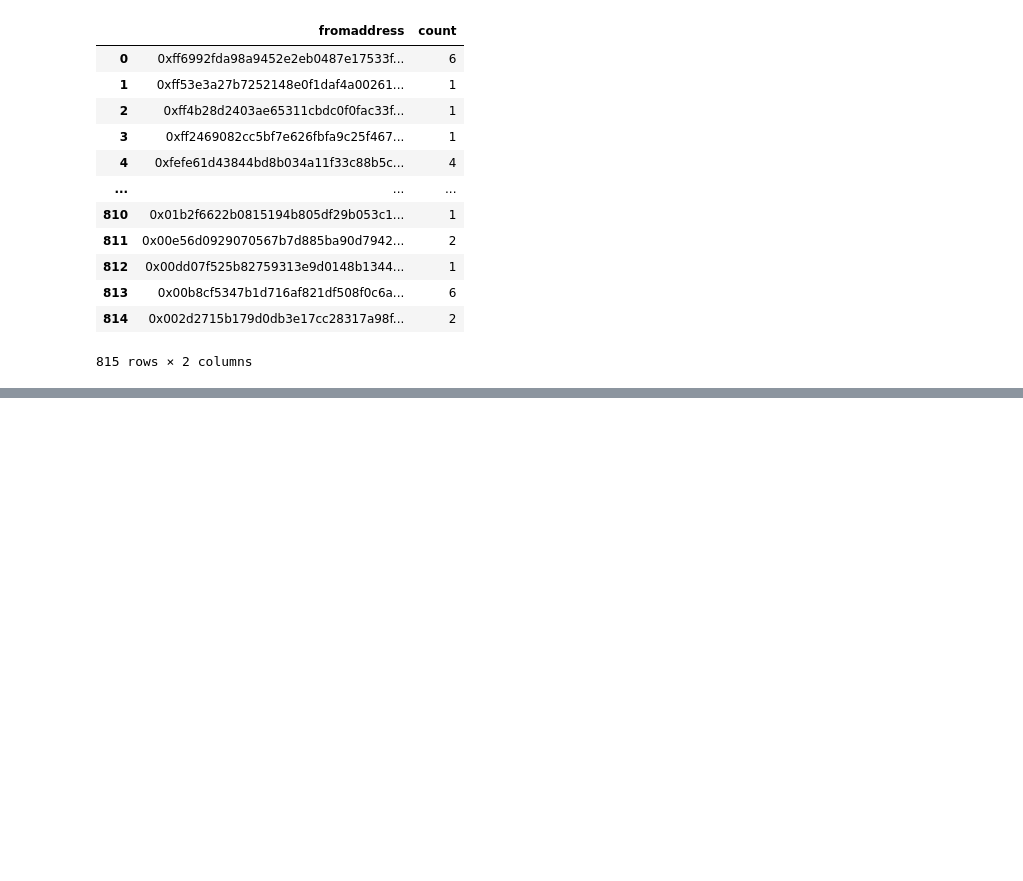
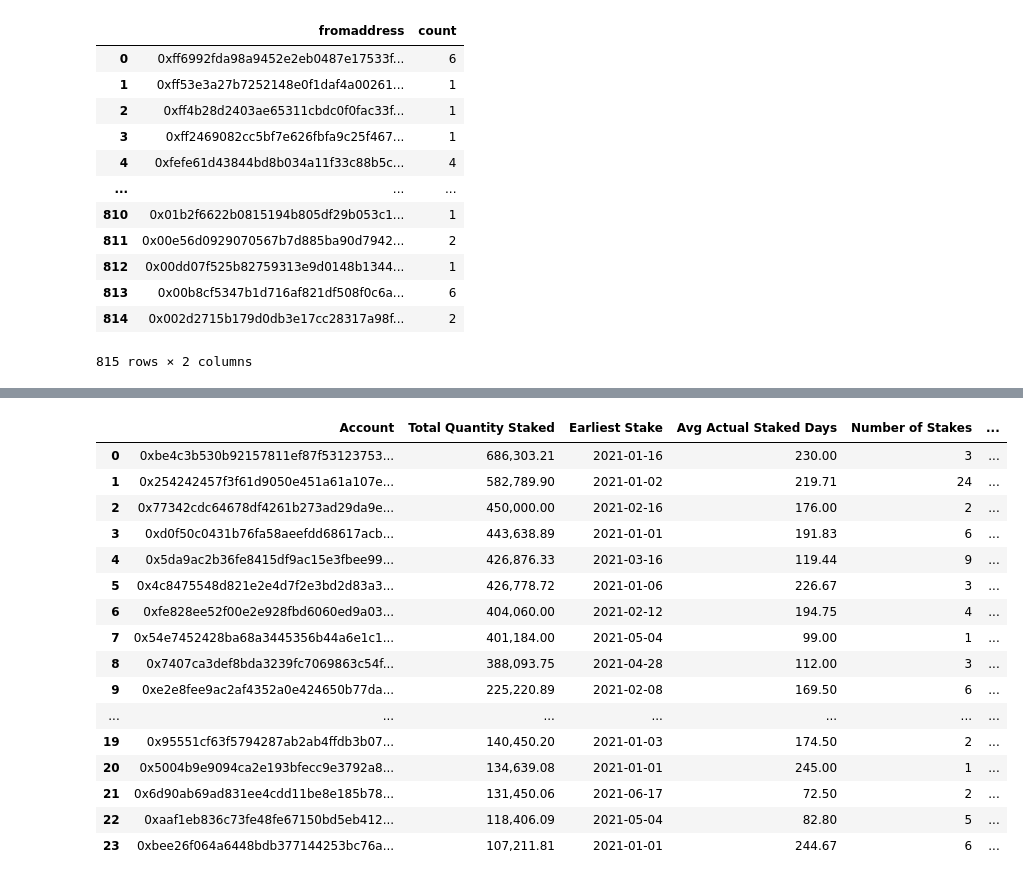
Before and after one commit to seanbhart/flashV2-analysis, a Jupyter notebook: FlashV2_AnalysisSQL.ipynb, the cells around one changed output, grey strips where cells are left out. Cells and saved outputs as stored; diff of their text form; code cells hidden in the pictures; blank space fills up the shorter version.

```diff
--- a/FlashV2_AnalysisSQL.ipynb
+++ b/FlashV2_AnalysisSQL.ipynb
@@ -35,3 +62,9 @@ ORDER BY fromaddress DESC;""",conn)
 | 813 | 0x00b8cf5347b1d716af821df508f0c6a... | 6 |
 | 814 | 0x002d2715b179d0db3e17cc28317a98f... | 2 |
 815 rows × 2 columns
+# %%
+pd.options.display.float_format = '{:,.2f}'.format
+pd.read_sql("""SELECT fromaddress, SUM(AmountIn) as TotalStaked
+FROM stakes
+GROUP BY fromaddress
+ORDER BY TotalStaked DESC;""",conn)
@@ -37,0 +145,50 @@ ORDER BY fromaddress DESC;""",conn)
+# %%
+pd.options.display.float_format = '{:,.2f}'.format
+# stakes.fromaddress AS "Account", SUM(stakes.amountin) as "Total Staked", MIN(stakes.stakedatetime) AS "Earliest Stake", AVG(coalesce(stakes.unstakedatetime, CURRENT_DATE) - stakes.stakedatetime) AS "Avg Actual Staked Days", COUNT(completed_stakes.completedcount) AS "Completed Stakes", COUNT(coalesce(open_stakes.opencount,0)) AS "Open Stakes", MAX(stakes.flashversion) AS "Latest Version"
+# WHERE stakedatetime < '2021-07-01'::date AND ((unstakedatetime - stakedatetime >= 90 OR unstakedatetime IS null) AND totalstakeddays >= 90)
+stks = pd.read_sql("""SELECT stakes.fromaddress AS "Account", stakes.totalstaked AS "Total Quantity Staked", stakes.earlieststake AS "Earliest Stake", stakes.avgactualstakeddays AS "Avg Actual Staked Days", stakes.numberofstakes AS "Number of Stakes", coalesce(completed_stakes.completedcount, 0) AS "Completed Stakes", coalesce(open_stakes.opencount, 0) AS "Open Stakes", stakes.latestversion AS "Latest Version"
+FROM
+(
+    SELECT fromaddress, SUM(amountin) AS totalstaked, MIN(stakedatetime) AS earlieststake, AVG(coalesce(unstakedatetime, CURRENT_DATE) - stakedatetime) AS avgactualstakeddays, COUNT(stakedatetime) AS numberofstakes, MAX(flashversion) AS latestversion
+    FROM stakes
+    WHERE stakedatetime < '2021-07-01'::date AND ((unstakedatetime - stakedatetime >= 90 OR unstakedatetime IS null) AND totalstakeddays >= 90)
+    GROUP BY fromaddress
+    HAVING SUM(stakes.amountin) > 100000
+) stakes
+LEFT JOIN
+(
+    SELECT fromaddress, COUNT(stakedatetime) AS completedcount
+    FROM stakes
+    WHERE stakedatetime < '2021-07-01'::date AND (totalstakeddays >= 90 AND (unstakedatetime IS NOT null AND unstakeearlyburnedamount IS null))
+    GROUP BY fromaddress
+) completed_stakes
+ON completed_stakes.fromaddress=stakes.fromaddress
+LEFT JOIN
+(
+    SELECT fromaddress, COUNT(stakedatetime) AS opencount
+    FROM stakes
+    WHERE stakedatetime < '2021-07-01'::date AND (unstakedatetime IS null AND totalstakeddays >= 90)
+    GROUP BY fromaddress
+) AS open_stakes
+ON open_stakes.fromaddress=stakes.fromaddress
+ORDER BY "Total Quantity Staked" DESC;""",conn)
+# stks.to_csv("top_stakes_summary.csv")
+display(stks)
+# %% [output]
+|  | Account | Total Quantity Staked | Earliest Stake | Avg Actual Staked Days | Number of Stakes | ... |
+| 0 | 0xbe4c3b530b92157811ef87f53123753... | 686,303.21 | 2021-01-16 | 230.00 | 3 | ... |
+| 1 | 0x254242457f3f61d9050e451a61a107e... | 582,789.90 | 2021-01-02 | 219.71 | 24 | ... |
+| 2 | 0x77342cdc64678df4261b273ad29da9e... | 450,000.00 | 2021-02-16 | 176.00 | 2 | ... |
+| 3 | 0xd0f50c0431b76fa58aeefdd68617acb... | 443,638.89 | 2021-01-01 | 191.83 | 6 | ... |
+| 4 | 0x5da9ac2b36fe8415df9ac15e3fbee99... | 426,876.33 | 2021-03-16 | 119.44 | 9 | ... |
+| 5 | 0x4c8475548d821e2e4d7f2e3bd2d83a3... | 426,778.72 | 2021-01-06 | 226.67 | 3 | ... |
+| 6 | 0xfe828ee52f00e2e928fbd6060ed9a03... | 404,060.00 | 2021-02-12 | 194.75 | 4 | ... |
+| 7 | 0x54e7452428ba68a3445356b44a6e1c1... | 401,184.00 | 2021-05-04 | 99.00 | 1 | ... |
+| 8 | 0x7407ca3def8bda3239fc7069863c54f... | 388,093.75 | 2021-04-28 | 112.00 | 3 | ... |
+| 9 | 0xe2e8fee9ac2af4352a0e424650b77da... | 225,220.89 | 2021-02-08 | 169.50 | 6 | ... |
+| ... | ... | ... | ... | ... | ... | ... |
+| 19 | 0x95551cf63f5794287ab2ab4ffdb3b07... | 140,450.20 | 2021-01-03 | 174.50 | 2 | ... |
+| 20 | 0x5004b9e9094ca2e193bfecc9e3792a8... | 134,639.08 | 2021-01-01 | 245.00 | 1 | ... |
+| 21 | 0x6d90ab69ad831ee4cdd11be8e185b78... | 131,450.06 | 2021-06-17 | 72.50 | 2 | ... |
+| 22 | 0xaaf1eb836c73fe48fe67150bd5eb412... | 118,406.09 | 2021-05-04 | 82.80 | 5 | ... |
+| 23 | 0xbee26f064a6448bdb377144253bc76a... | 107,211.81 | 2021-01-01 | 244.67 | 6 | ... |
```
Also changed, not shown: parts of 10 cells of this notebook, 3 other files.
